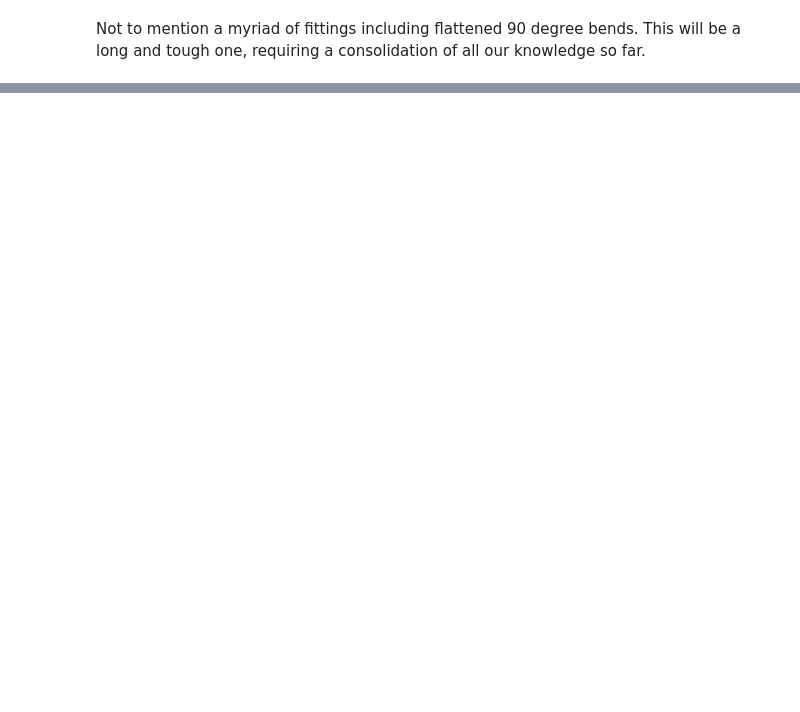
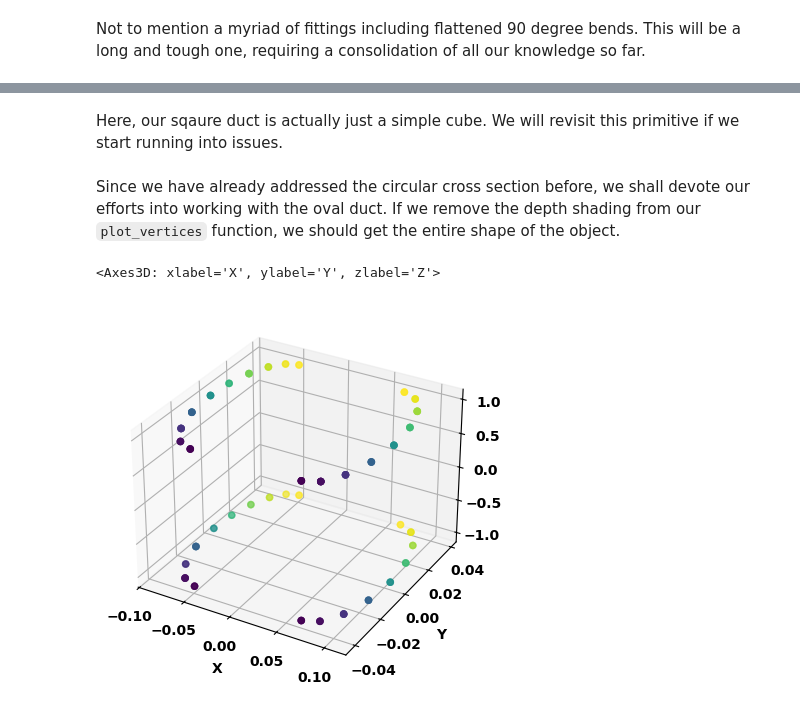
Before and after one commit to suryashch/3d_modelling, a Jupyter notebook: research/reducing-mesh-density/notebooks/hyper-instance-5.ipynb, the cells around one changed output, grey strips where cells are left out. Drawn from its saved outputs; the diff is of its cells as text; code cells hidden in the pictures; blank space fills up the shorter version.

```diff
--- a/research/reducing-mesh-density/notebooks/hyper-instance-5.ipynb
+++ b/research/reducing-mesh-density/notebooks/hyper-instance-5.ipynb
@@ -34,0 +87,9 @@ Not to mention a myriad of fittings including flattened 90 degree bends. This wi
+# %% [markdown]
+Here, our sqaure duct is actually just a simple cube. We will revisit this primitive if we start running into issues.
+# %% [markdown]
+Since we have already addressed the circular cross section before, we shall devote our efforts into working with the oval duct. If we remove the depth shading from our `plot_vertices` function, we should get the entire shape of the object.
+# %%
+plot_vertices(v_matrix_oval, cmap=None)
+# %% [output]
+<Axes3D: xlabel='X', ylabel='Y', zlabel='Z'>
+[figure, added]
```
Also changed, not shown: parts of 9 cells of this notebook.
